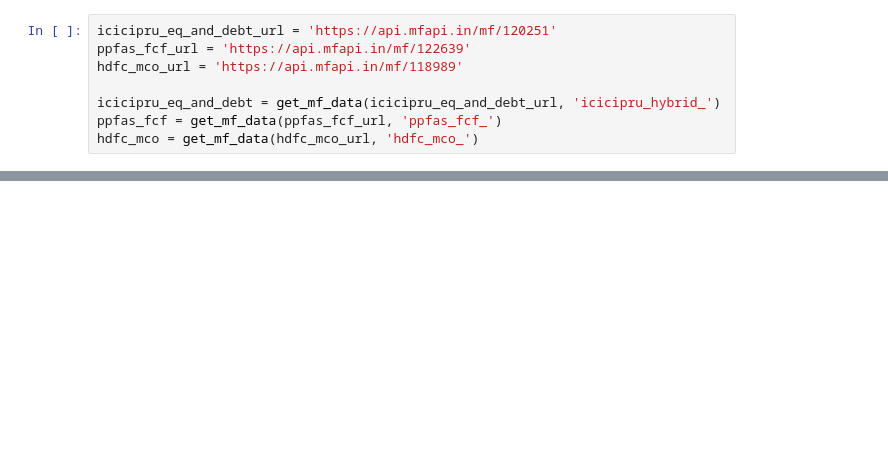
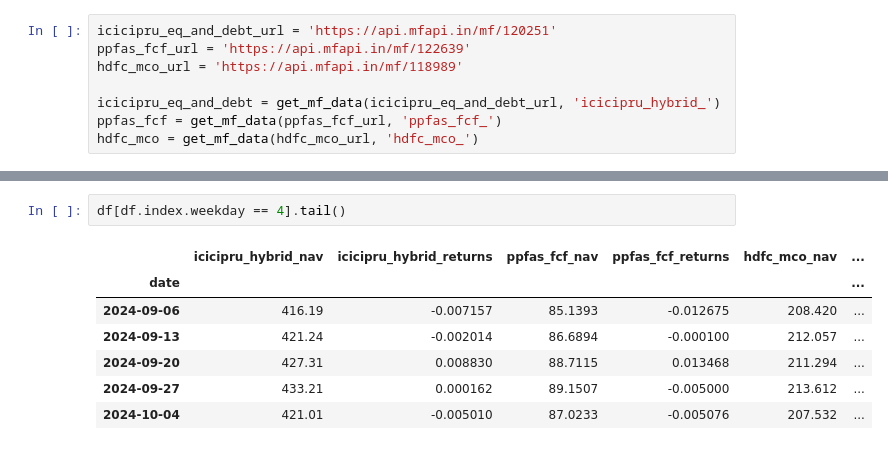
Before and after one commit to akhilesh84/pythonlab, a Jupyter notebook: Notebooks/Finance/Mutual-Funds-Comparison.ipynb, the cells around one changed output, grey strips where cells are left out. Drawn from its saved outputs; the diff is of its cells as text; blank space fills up the shorter version.

```diff
--- a/Notebooks/Finance/Mutual-Funds-Comparison.ipynb
+++ b/Notebooks/Finance/Mutual-Funds-Comparison.ipynb
@@ -106,0 +90,10 @@ KeyError: 'returns'
+# %%
+df[df.index.weekday == 4].tail()
+# %% [output]
+|  | icicipru_hybrid_nav | icicipru_hybrid_returns | ppfas_fcf_nav | ppfas_fcf_returns | hdfc_mco_nav | ... |
+| date |  |  |  |  |  | ... |
+| 2024-09-06 | 416.19 | -0.007157 | 85.1393 | -0.012675 | 208.420 | ... |
+| 2024-09-13 | 421.24 | -0.002014 | 86.6894 | -0.000100 | 212.057 | ... |
+| 2024-09-20 | 427.31 | 0.008830 | 88.7115 | 0.013468 | 211.294 | ... |
+| 2024-09-27 | 433.21 | 0.000162 | 89.1507 | -0.005000 | 213.612 | ... |
+| 2024-10-04 | 421.01 | -0.005010 | 87.0233 | -0.005076 | 207.532 | ... |
```
Also changed, not shown: parts of 6 cells of this notebook.
